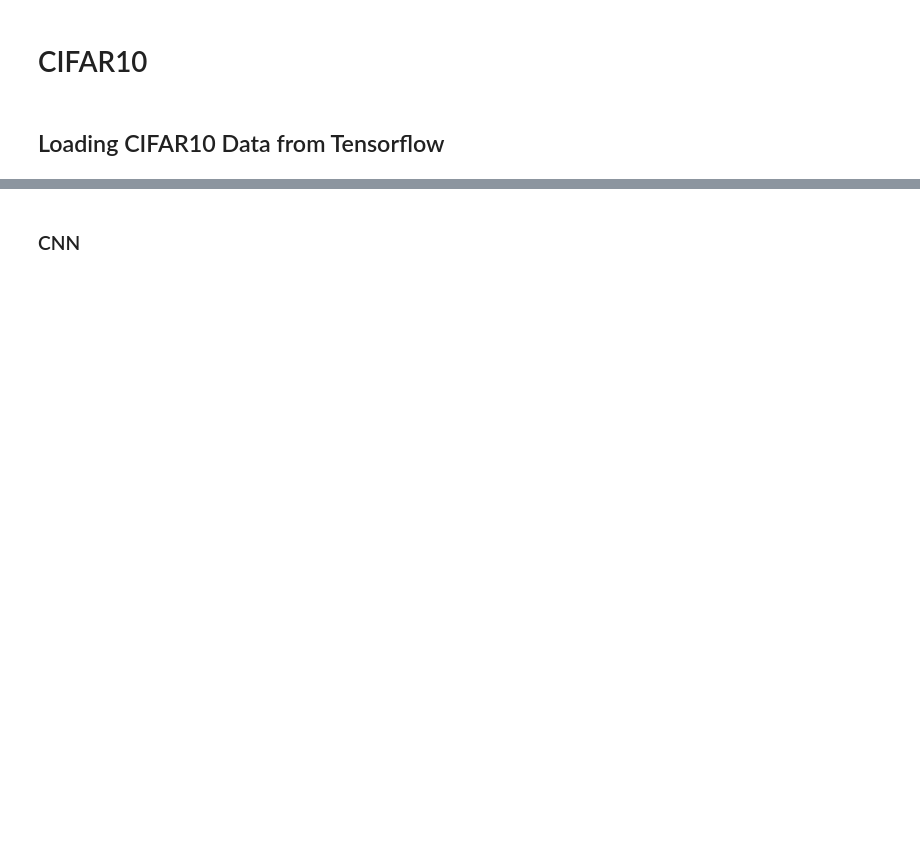
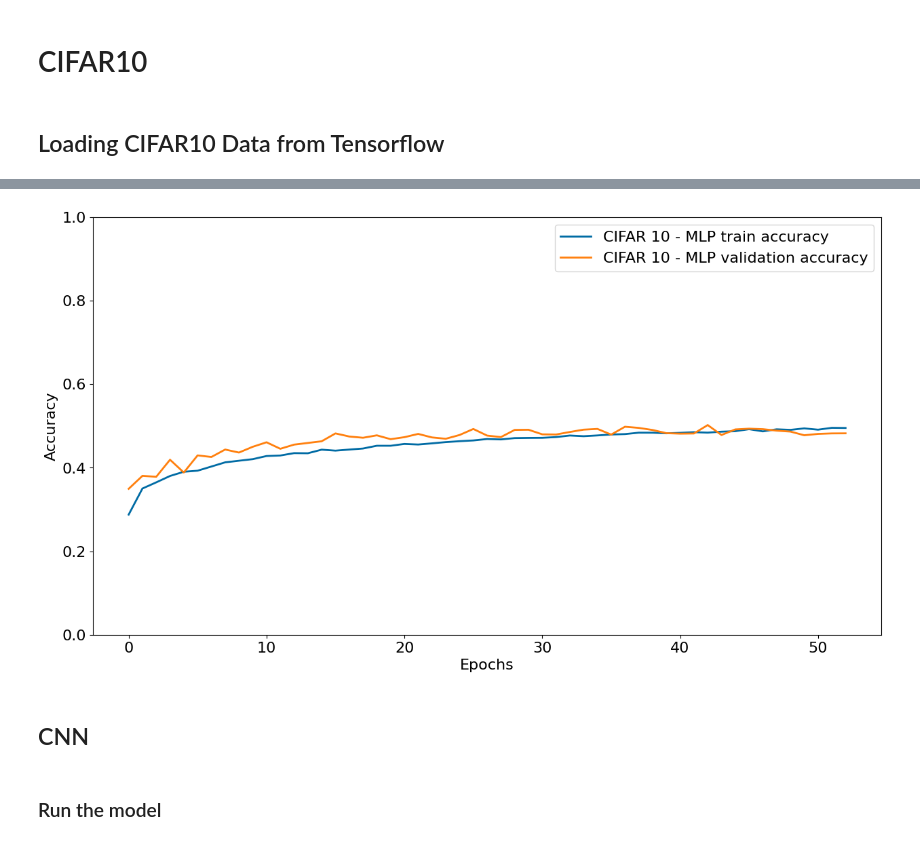
Before and after one commit to etheleigh/Deep-Learning-Project-1---MLPs-and-CNN-for-image-classification, a Jupyter notebook: notebook.ipynb, the cells around one changed output, grey strips where cells are left out. Saved outputs shown, nothing was run; the diff lists cells and outputs as text; code cells hidden in the pictures; blank space fills up the shorter version.

Commit message:
CIFAR-10 added

```diff
--- a/notebook.ipynb
+++ b/notebook.ipynb
@@ -829,0 +1157,27 @@ Testing labels shape: (10000, 1)
+# %%
+optimizer = Adam(learning_rate=1e-3) #standard learning rate
+optimizer = mp.LossScaleOptimizer(optimizer)
+
+model_path="mpl_cifar10"
+run_name="lr1e-3+dropout0.2+5Dense+Batchsize128+constUnits512_"
+
+# MLP
+mlp_model_cifar10, mlp_hs_cifar10 = train_model_mlp_cifar10(
+    train_data=X_train,
+    train_labels=Y_train,
+    optimizer=optimizer,
+    epochs=100,
+    batch_size=128,
+    hidden_units = 512,
+    hidden_layers=5,
+    hidden_activation='gelu',
+    output_activation='softmax',
+    dropout_rate = 0.2,
+    verbose=1,
+    use_custom_callback=False, # if true please provide your custom callbacks list
+    callbacks_list = [],
+    save_model = True,
+    print_summary=True,
+    model_path=model_path,
+    run_name=run_name
+)
@@ -829,0 +1247,15 @@ Testing labels shape: (10000, 1)
+# %%
+# # Load model and evaluate on test data. Show all the results.
+# model = tf.keras.models.load_model("mlp_fmnist/with_dropout0.5_model.keras")
+# mlp_eval_fmnist = model.evaluate(X_test, Y_test, verbose=1)
+
+# # Load and plot the history
+# with open('mlp_fmnist/with_dropout0.5_history.pkl', 'rb') as file:
+#     loaded_history = pickle.load(file)
+
+mlp_model_cifar10.evaluate(X_test, Y_test, verbose=1)
+
+plot_history(hs={'CIFAR 10 - MLP': mlp_hs_cifar10}, metric='accuracy')
+
+clean_up(mlp_model_cifar10)
+# %% [output]
@@ -829,0 +1263 @@ Testing labels shape: (10000, 1)
+[figure, added]
@@ -830,2 +1269,2 @@ Testing labels shape: (10000, 1)
 # %% [markdown]
-### CNN
+## CNN
@@ -831,0 +1438,2 @@ Testing labels shape: (10000, 1)
+# %% [markdown]
+### Run the model
```
Also changed, not shown: parts of 28 cells of this notebook.
